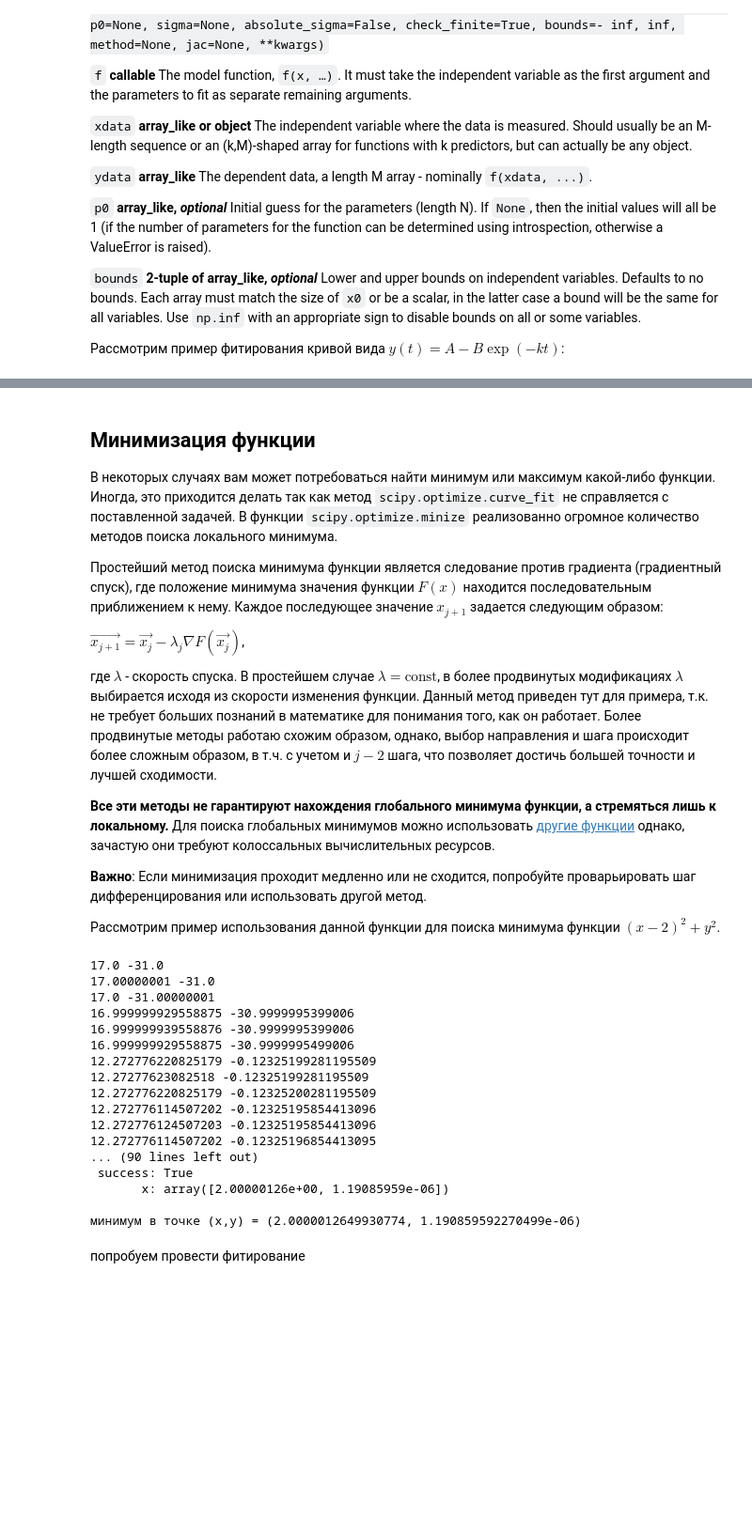
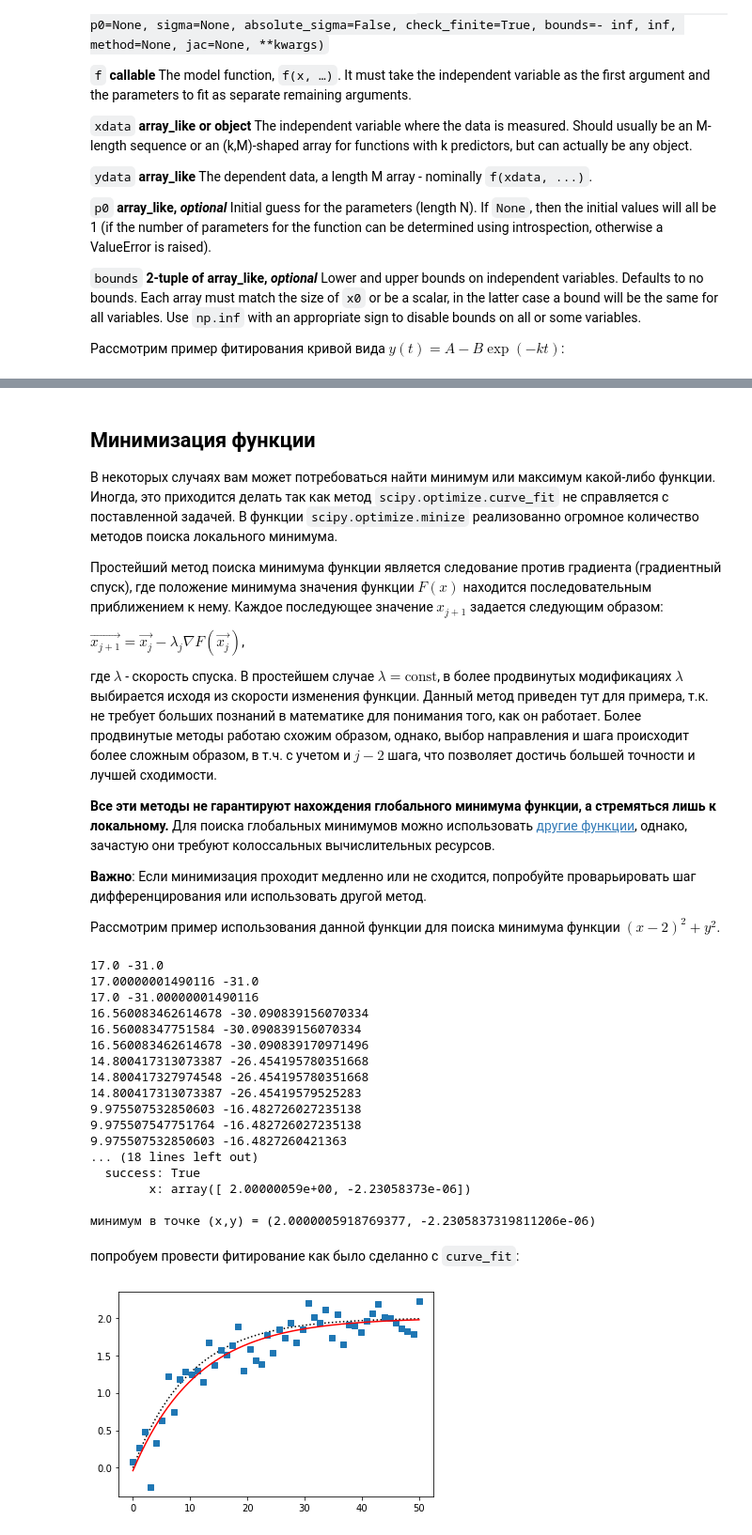
Before and after one commit to yamarus/PyForSci, a Jupyter notebook: source/lectures/theme8.ipynb, the cells around one changed output, grey strips where cells are left out. Shown: that part at 94% size. Cells and saved outputs as stored; diff of their text form; code cells hidden in the pictures; blank space fills up the shorter version.

```diff
--- a/source/lectures/theme8.ipynb
+++ b/source/lectures/theme8.ipynb
@@ -269,7 +268,7 @@ $\vec{x_{j+1}} = \vec{x_{j}} - \lambda_j \nabla F (\vec{x_j})$,
 
 где $\lambda$ - скорость спуска. В простейшем случае $\lambda=\textrm{const}$, в более продвинутых модификациях $\lambda$ выбирается исходя из скорости изменения функции. Данный метод приведен тут для примера, т.к. не требует больших познаний в математике для понимания того, как он работает. Более продвинутые методы работаю схожим образом, однако, выбор направления и шага происходит более сложным образом, в т.ч. с учетом и $j-2$ шага, что позволяет достичь большей точности и лучшей сходимости.
 
-**Все эти методы не гарантируют нахождения глобального минимума функции, а стремяться лишь к локальному.** Для поиска глобальных минимумов можно использовать <a href='https://docs.scipy.org/doc/scipy/reference/optimize.html#global-optimization'>другие функции</a> однако, зачастую они требуют колоссальных вычислительных ресурсов.
+**Все эти методы не гарантируют нахождения глобального минимума функции, а стремяться лишь к локальному.** Для поиска глобальных минимумов можно использовать <a href='https://docs.scipy.org/doc/scipy/reference/optimize.html#global-optimization'>другие функции</a>, однако, зачастую они требуют колоссальных вычислительных ресурсов.
 
 
 **Важно**: Если минимизация проходит медленно или не сходится, попробуйте проварьировать шаг дифференцирования или использовать другой метод.
@@ -287,27 +286,61 @@ initial_pos=(17,-31) # начальные координаты поиска x0,y
 res= optimize.minimize(func,
                        initial_pos,
                        args=(2),
-                       method = 'tnc',
+                       #method = 'l-bfgs-b',
                       )
 print(res)
 print(f'\nминимум в точке (x,y) = ({res.x[0]}, {res.x[1]})')
 # %% [output]
 17.0 -31.0
-17.00000001 -31.0
-17.0 -31.00000001
-16.999999929558875 -30.9999995399006
-16.999999939558876 -30.9999995399006
-16.999999929558875 -30.9999995499006
-12.272776220825179 -0.12325199281195509
-12.27277623082518 -0.12325199281195509
-12.272776220825179 -0.12325200281195509
-12.272776114507202 -0.12325195854413096
-12.272776124507203 -0.12325195854413096
-12.272776114507202 -0.12325196854413095
-... (90 lines left out)
- success: True
-       x: array([2.00000126e+00, 1.19085959e-06])
+17.00000001490116 -31.0
+17.0 -31.00000001490116
+16.560083462614678 -30.090839156070334
+16.56008347751584 -30.090839156070334
+16.560083462614678 -30.090839170971496
+14.800417313073387 -26.454195780351668
+14.800417327974548 -26.454195780351668
+14.800417313073387 -26.45419579525283
+9.975507532850603 -16.482726027235138
+9.975507547751764 -16.482726027235138
+9.975507532850603 -16.4827260421363
+... (18 lines left out)
+  success: True
+        x: array([ 2.00000059e+00, -2.23058373e-06])
 
-минимум в точке (x,y) = (2.0000012649930774, 1.190859592270499e-06)
+минимум в точке (x,y) = (2.0000005918769377, -2.2305837319811206e-06)
 # %% [markdown]
-попробуем провести фитирование
+попробуем провести фитирование как было сделанно с ``curve_fit``:
+# %%
+# задаем функцию
+def f(t, a, b,k):
+    return a-b*np.exp(-k*t)
+
+# строим исходную функцию
+t=np.linspace(0,50,200)
+plt.plot(t,f(t, 2, 2, 0.1), 'k:', label='original data')
+
+# генерируем шумные данные
+t=np.linspace(0,50,50)
+ydata = f(t, 2, 2, 0.1) + 0.2*(np.random.randn(len(t)))
+plt.plot(t,ydata, 's')
+
+
+#задаем функцию ошибок
+def err_f(x,*args):
+    t,ydata = args
+    a,b,k =x
+    return np.sum((a-b*np.exp(-k*t) - ydata)**2.)
+
+
+
+
+x0=[1,1,1]
+
+res=optimize.minimize(err_f, x0, args=(t, ydata) )
+popt=res.x
+#рисуем результат
+t=np.linspace(0,50,200)
+plt.plot(t,f(t, *popt), 'r-', label='optimized data')
+plt.show()
+# %% [output]
+[figure, added]
```
Also changed, not shown: parts of 8 cells of this notebook, 59 other files.
